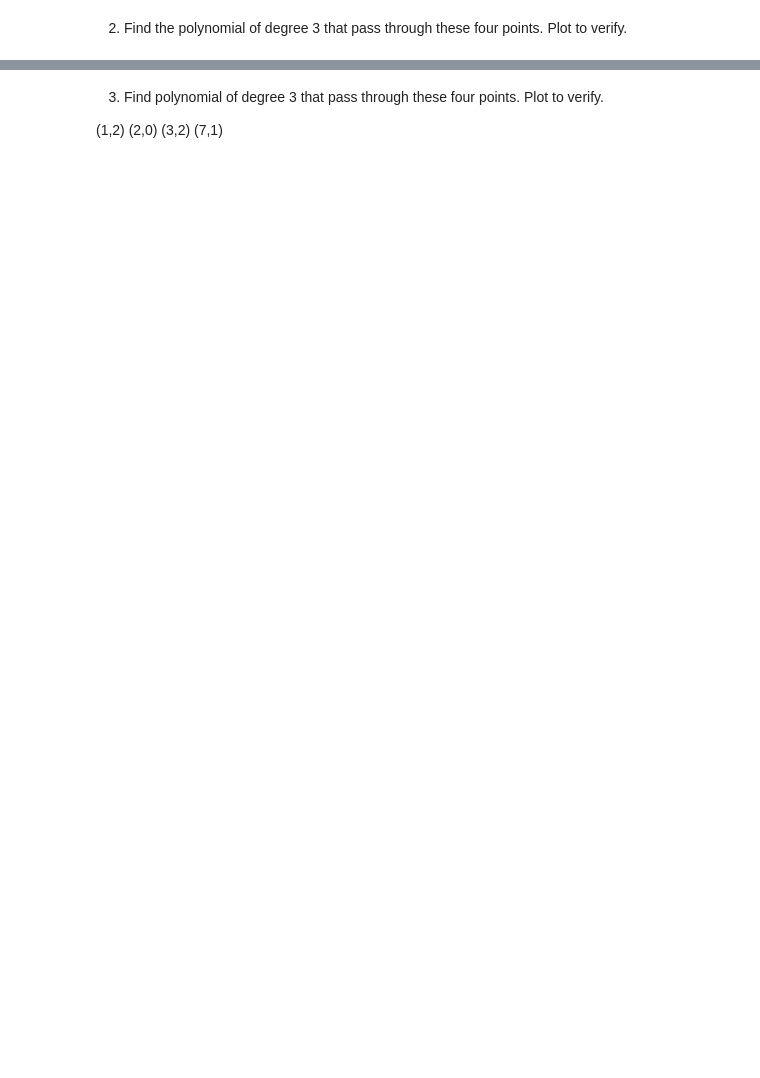
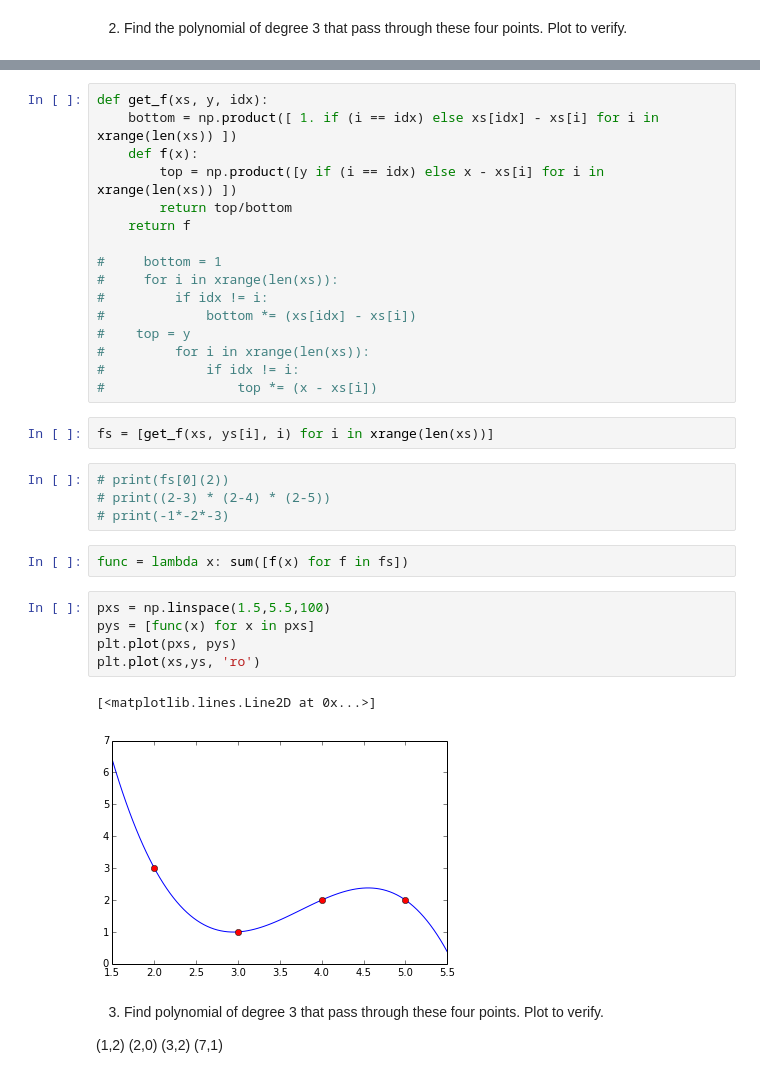
Before and after one commit to KongsakTi/NumMeth, a Jupyter notebook: Week04/04 Interpolation and Integration.ipynb, the cells around one changed output, grey strips where cells are left out. Cells and saved outputs as stored; diff of their text form; blank space fills up the shorter version.

```diff
--- a/Week04/04 Interpolation and Integration.ipynb
+++ b/Week04/04 Interpolation and Integration.ipynb
@@ -12,3 +26,35 @@ from matplotlib import pyplot as plt
+# %%
+def get_f(xs, y, idx):
+    bottom = np.product([ 1. if (i == idx) else xs[idx] - xs[i] for i in xrange(len(xs)) ])
+    def f(x):
+        top = np.product([y if (i == idx) else x - xs[i] for i in xrange(len(xs)) ])
+        return top/bottom
+    return f
+
+#     bottom = 1
+#     for i in xrange(len(xs)):
+#         if idx != i:
+#             bottom *= (xs[idx] - xs[i])
+#    top = y
+#         for i in xrange(len(xs)):
+#             if idx != i:
+#                 top *= (x - xs[i])
+# %%
+fs = [get_f(xs, ys[i], i) for i in xrange(len(xs))]
+# %%
+# print(fs[0](2))
+# print((2-3) * (2-4) * (2-5))
+# print(-1*-2*-3)
+# %%
+func = lambda x: sum([f(x) for f in fs])
+# %%
+pxs = np.linspace(1.5,5.5,100)
+pys = [func(x) for x in pxs]
+plt.plot(pxs, pys)
+plt.plot(xs,ys, 'ro')
+# %% [output]
+[<matplotlib.lines.Line2D at 0x...>]
+[figure, added]
 # %% [markdown]
 3) Find polynomial of degree 3 that pass through these four points. Plot to verify.
 
```
Also changed, not shown: parts of 8 cells of this notebook, 10 other files.
